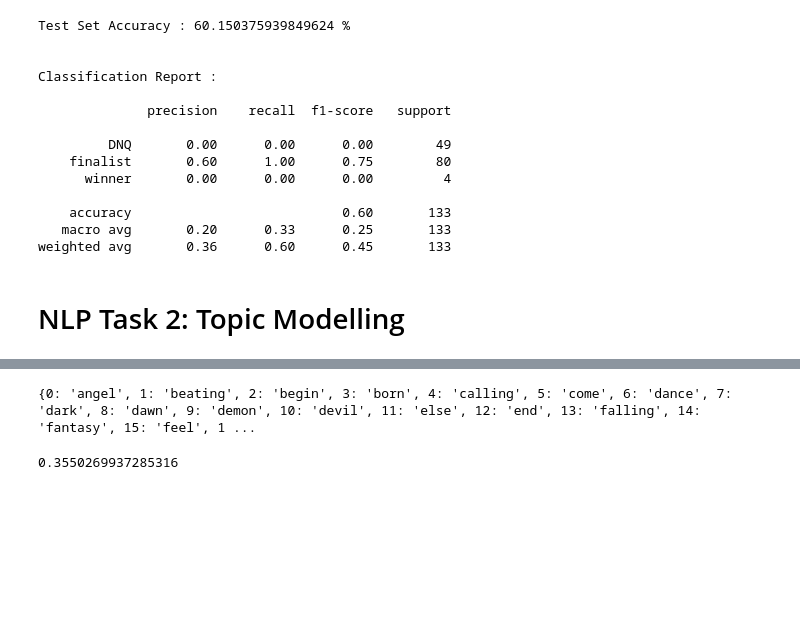
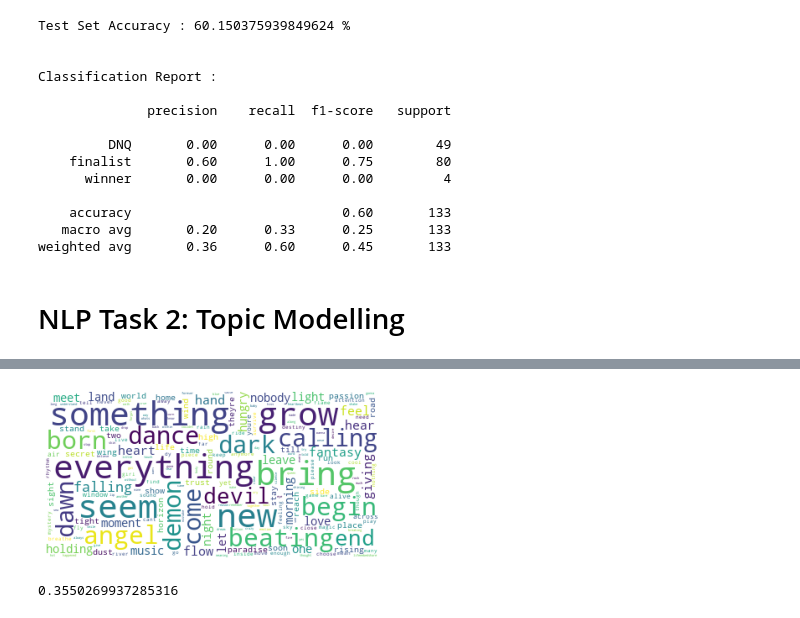
Before and after one commit to georgina-szabo/Eurovision, a Jupyter notebook: A3_NLP_Tasks_Georgina_Szabo.ipynb, the cells around one changed output, grey strips where cells are left out. Drawn from its saved outputs; the diff is of its cells as text; code cells hidden in the pictures; blank space fills up the shorter version.

```diff
--- a/A3_NLP_Tasks_Georgina_Szabo.ipynb
+++ b/A3_NLP_Tasks_Georgina_Szabo.ipynb
@@ -169,10 +166,24 @@ gensim_corpus = [dictionary.doc2bow(song) for song in lyric_corpus_tokenized]
 temp = dictionary[0]
 id2word = dictionary.id2token
 
-
-print(id2word)
+words=dictionary.values()
-# %% [output]
-{0: 'angel', 1: 'beating', 2: 'begin', 3: 'born', 4: 'calling', 5: 'come', 6: 'dance', 7: 'dark', 8: 'dawn', 9: 'demon', 10: 'devil', 11: 'else', 12: 'end', 13: 'falling', 14: 'fantasy', 15: 'feel', 1 ...
+# %%
+# visualise 100 words from the processed corpus
+
+def word_cloud(x, terms = 30):
+  all_words = ' '.join([text for text in x])
+
+
+  wordcloud = WordCloud(background_color="white",max_font_size=40, relative_scaling=.5).generate(all_words)
+
+  plt.axis("off")
+  plt.imshow(wordcloud)
+
+
+
+word_cloud(dictionary.values(), 100)
+# %% [output]
+[figure, added]
 # %%
 # Parameters for LDA model
 chunksize = 20
```
Also changed, not shown: parts of 3 cells of this notebook.
